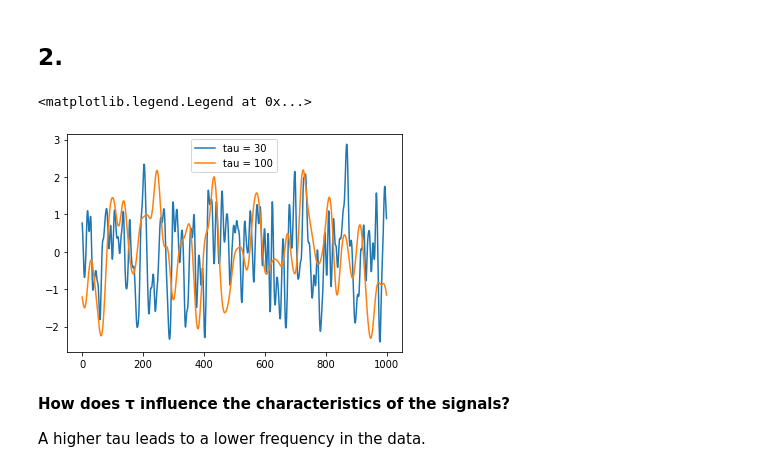
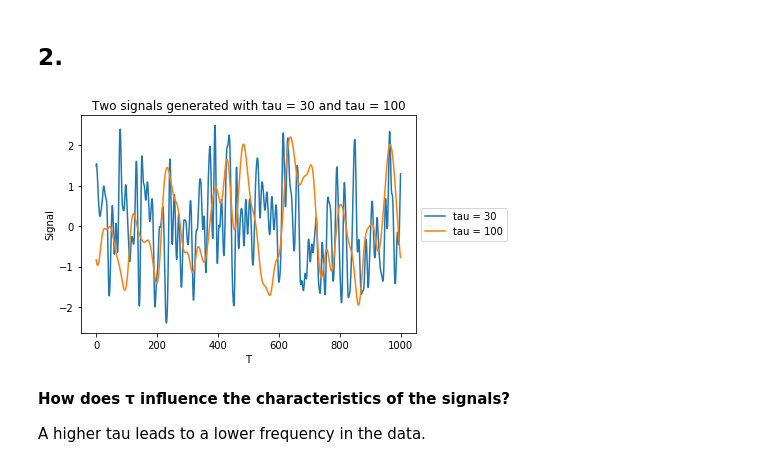
Before and after one commit to DorotheaMueller/mhbf, a Jupyter notebook: ex_2_budding_mueller.ipynb, the cells around one changed output. Drawn from its saved outputs; the diff is of its cells as text; code cells hidden in the pictures.

Commit message:
Fixed exercise 2, added figures

```diff
--- a/ex_2_budding_mueller.ipynb
+++ b/ex_2_budding_mueller.ipynb
@@ -49,12 +45,16 @@ all_tau = [30, 100]
 # %%
 X = generate_signals_different_tau(all_tau, T)
 
 for i, x in enumerate(X):
     plt.plot(x, label = f"tau = {all_tau[i]}")
-plt.legend()
+
+plt.xlabel("T")
+plt.ylabel("Signal")
+plt.title('Two signals generated with tau = 30 and tau = 100')
+plt.legend(loc='center left', bbox_to_anchor=(1, 0.5))
+plt.show()
 # %% [output]
-<matplotlib.legend.Legend at 0x...>
-[figure, old version]
+[figure, new version]
 # %% [markdown]
 **How does τ influence the characteristics of the signals?**
 
```
Also changed, not shown: parts of 20 cells of this notebook.
